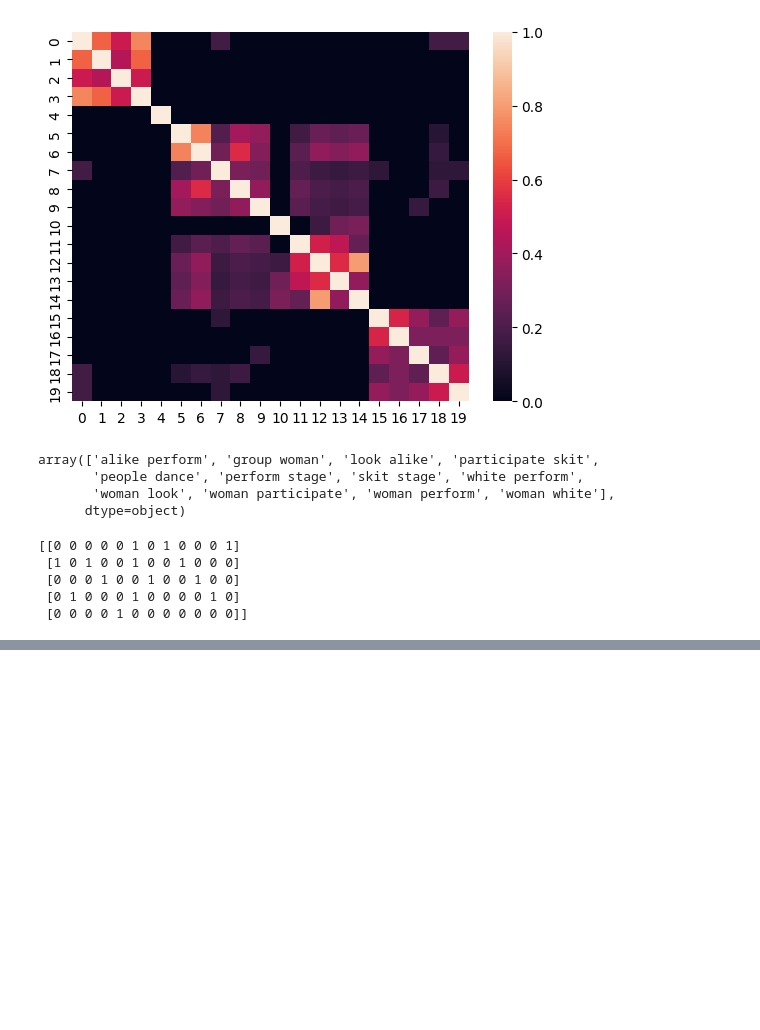
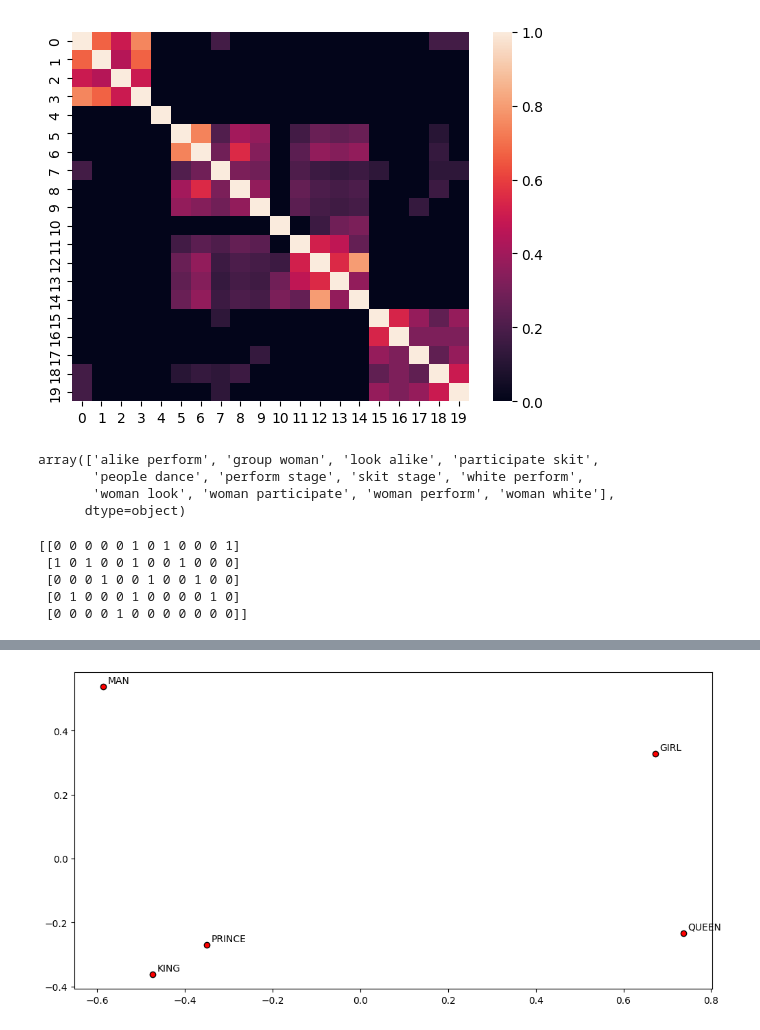
Before and after one commit to ak-malone/NLU, a Jupyter notebook: examples.ipynb, the cells around one changed output, grey strips where cells are left out. Saved outputs shown, nothing was run; the diff lists cells and outputs as text; code cells hidden in the pictures; blank space fills up the shorter version.

```diff
--- a/examples.ipynb
+++ b/examples.ipynb
@@ -263,0 +337,11 @@ array([[0.]])
+# %%
+word_vectors = np.array(medium_example)
+# %%
+twodim = PCA().fit_transform(word_vectors)[:,:2]
+# %%
+    plt.figure(figsize=(12,6))
+    plt.scatter(twodim[:,0], twodim[:,1], edgecolors='k', c='r')
+    for word, (x,y) in zip(medium_example.index, twodim):
+        plt.text(x+0.01, y+0.01, word)
+# %% [output]
+[figure, added]
```
Also changed, not shown: parts of 34 cells of this notebook.
